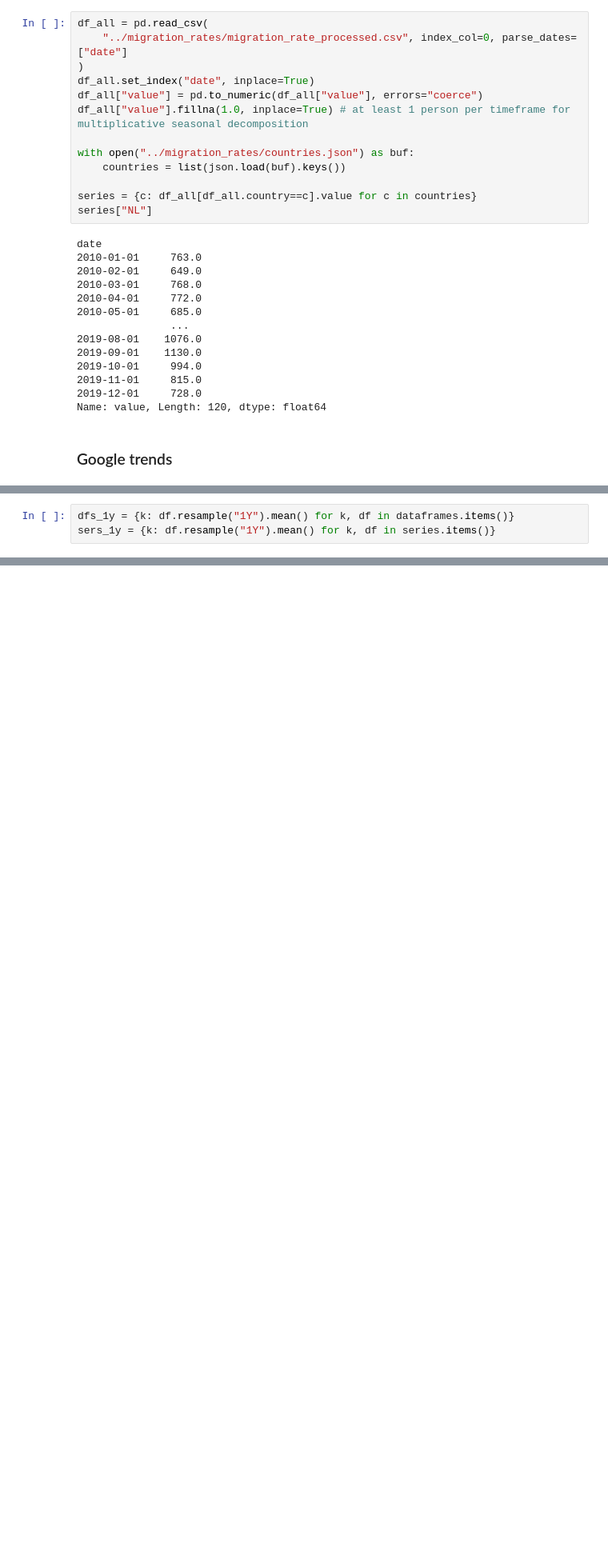
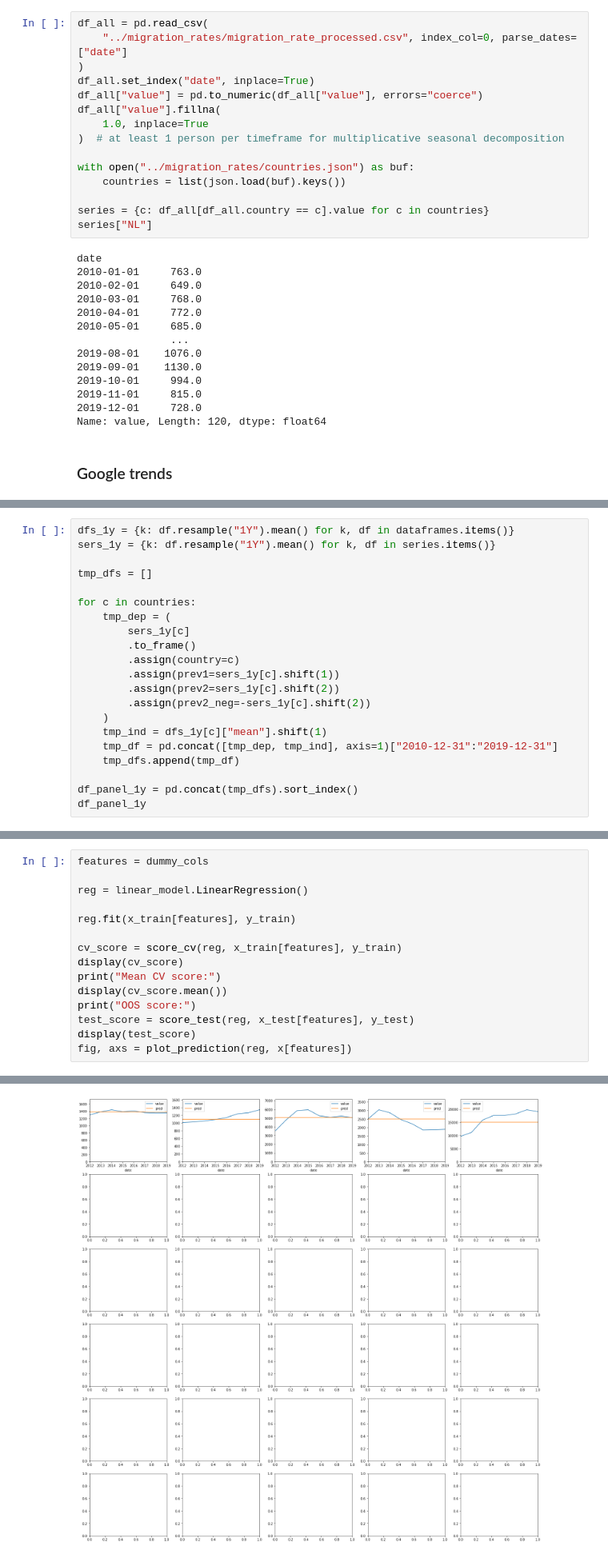
Before and after one commit to bertelsmannstift/eu-migration-forecast, a Jupyter notebook: prototyping/predict_1y.ipynb, the cells around one changed output, grey strips where cells are left out. Shown: that part at 80% size. Saved outputs shown, nothing was run; the diff lists cells and outputs as text; blank space fills up the shorter version.

Commit message:
1 year prediction model improved

```diff
--- a/prototyping/predict_1y.ipynb
+++ b/prototyping/predict_1y.ipynb
@@ -19,12 +19,14 @@ df_all = pd.read_csv(
 )
 df_all.set_index("date", inplace=True)
 df_all["value"] = pd.to_numeric(df_all["value"], errors="coerce")
-df_all["value"].fillna(1.0, inplace=True) # at least 1 person per timeframe for multiplicative seasonal decomposition
+df_all["value"].fillna(
+    1.0, inplace=True
+)  # at least 1 person per timeframe for multiplicative seasonal decomposition
 
 with open("../migration_rates/countries.json") as buf:
     countries = list(json.load(buf).keys())
 
-series = {c: df_all[df_all.country==c].value for c in countries}
+series = {c: df_all[df_all.country == c].value for c in countries}
 series["NL"]
 # %% [output]
 date
@@ -79,3 +80,21 @@ dataframes["NL"].head()
 # %%
 dfs_1y = {k: df.resample("1Y").mean() for k, df in dataframes.items()}
 sers_1y = {k: df.resample("1Y").mean() for k, df in series.items()}
+
+tmp_dfs = []
+
+for c in countries:
+    tmp_dep = (
+        sers_1y[c]
+        .to_frame()
+        .assign(country=c)
+        .assign(prev1=sers_1y[c].shift(1))
+        .assign(prev2=sers_1y[c].shift(2))
+        .assign(prev2_neg=-sers_1y[c].shift(2))
+    )
+    tmp_ind = dfs_1y[c]["mean"].shift(1)
+    tmp_df = pd.concat([tmp_dep, tmp_ind], axis=1)["2010-12-31":"2019-12-31"]
+    tmp_dfs.append(tmp_df)
+
+df_panel_1y = pd.concat(tmp_dfs).sort_index()
+df_panel_1y
@@ -81,0 +177,16 @@ sers_1y = {k: df.resample("1Y").mean() for k, df in series.items()}
+# %%
+features = dummy_cols
+
+reg = linear_model.LinearRegression()
+
+reg.fit(x_train[features], y_train)
+
+cv_score = score_cv(reg, x_train[features], y_train)
+display(cv_score)
+print("Mean CV score:")
+display(cv_score.mean())
+print("OOS score:")
+test_score = score_test(reg, x_test[features], y_test)
+display(test_score)
+fig, axs = plot_prediction(reg, x[features])
+# %% [output]
@@ -81,0 +216 @@ sers_1y = {k: df.resample("1Y").mean() for k, df in series.items()}
+[figure, added]
```
Also changed, not shown: parts of 12 cells of this notebook, 1 other file.
